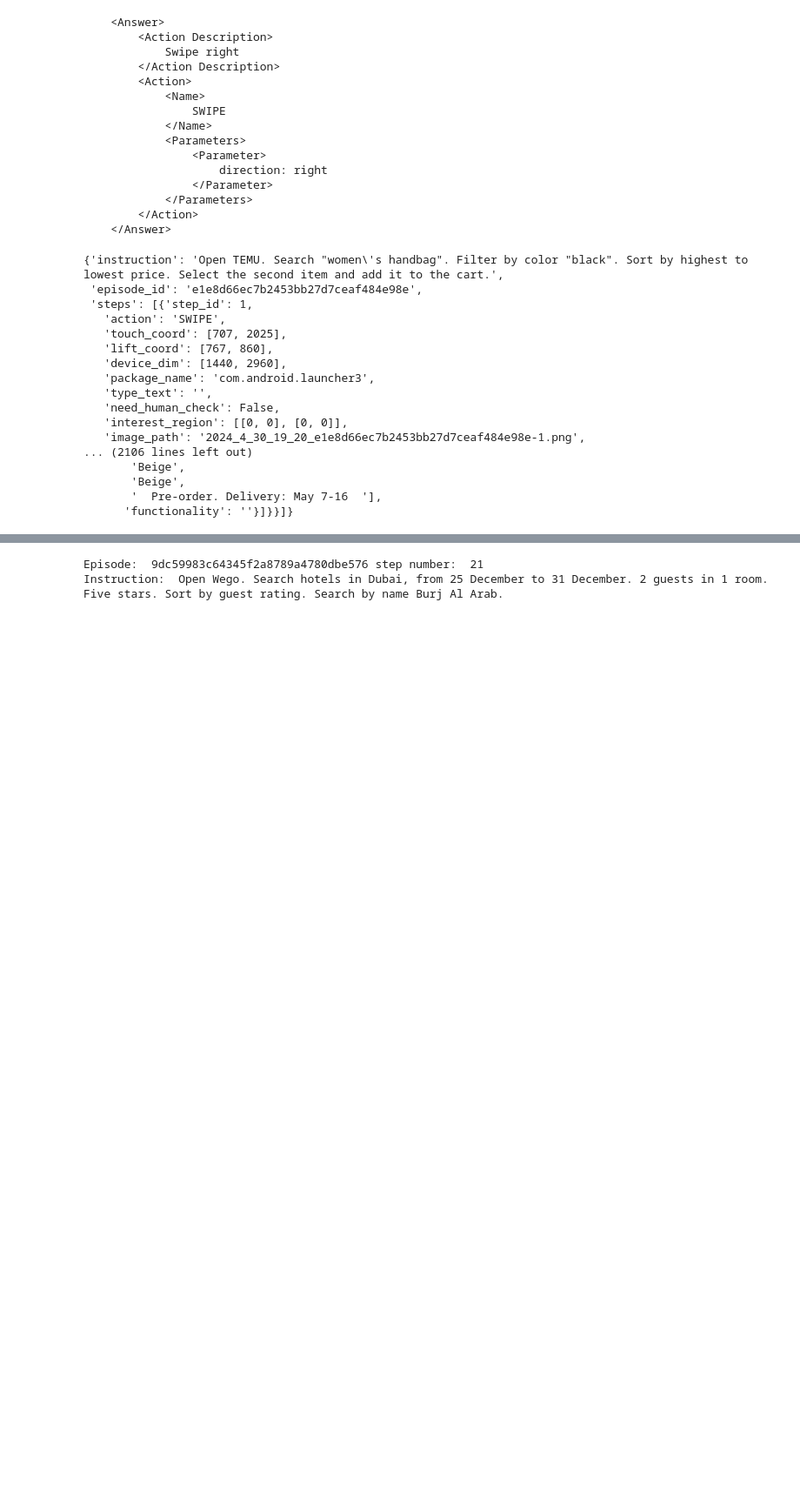
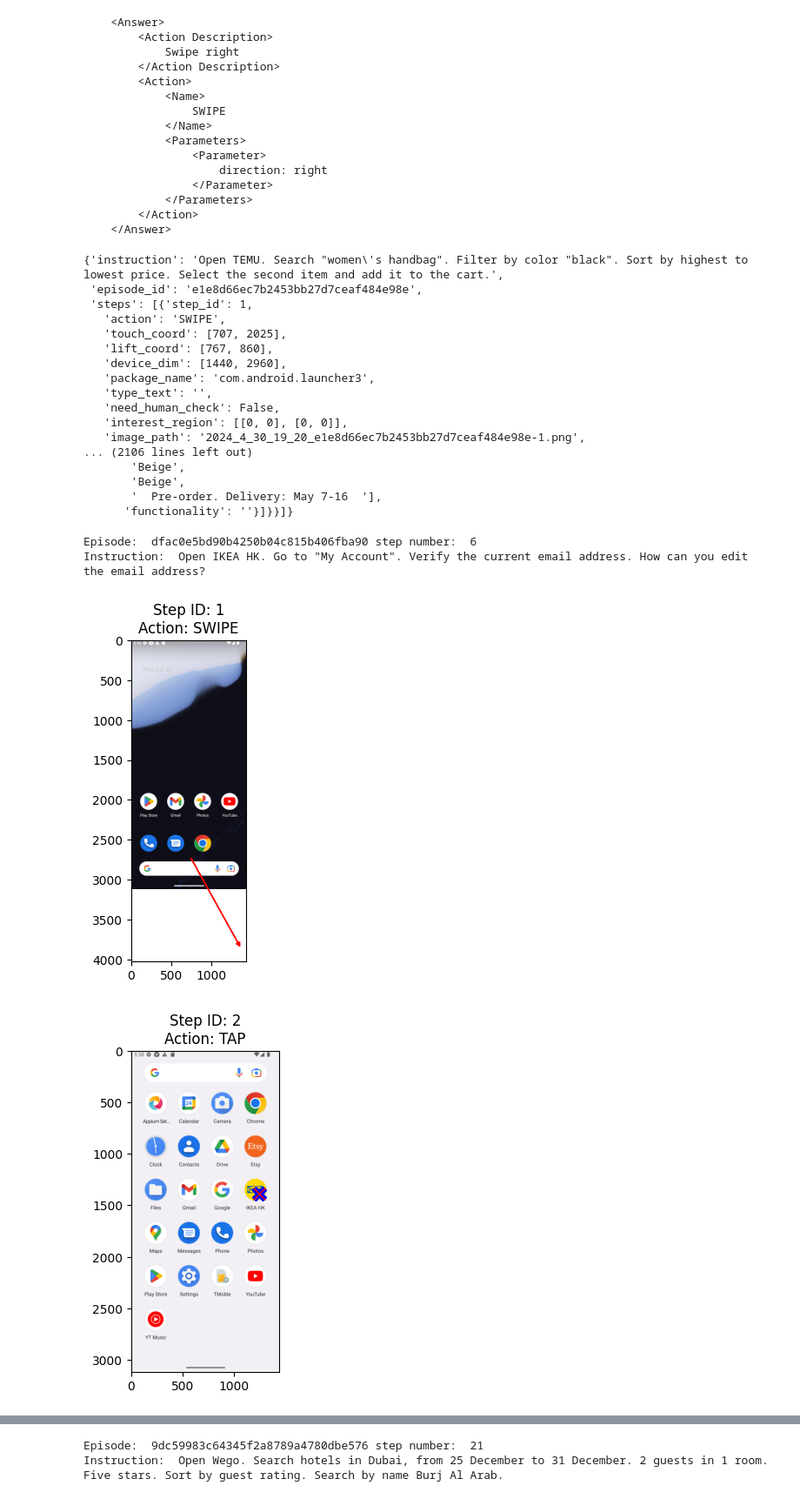
Before and after one commit to xiaolouge123/simpleRL-reason, a Jupyter notebook: data_review.ipynb, the cells around one changed output, grey strips where cells are left out. Shown at 87% size. Cells and saved outputs as stored; diff of their text form; code cells hidden in the pictures; blank space fills up the shorter version.

```diff
--- a/data_review.ipynb
+++ b/data_review.ipynb
@@ -511,3 +801,14 @@ print(gt_actions[0])
        'Beige',
        '  Pre-order. Delivery: May 7-16  '],
       'functionality': ''}]}}]}
+# %%
+eps_id = "dfac0e5bd90b4250b04c815b406fba90"
+for task in task_data:
+    if task['episode_id'] == eps_id:
+        plot_instruction_data(task)
+        break
+# %% [output]
+Episode:  dfac0e5bd90b4250b04c815b406fba90 step number:  6
+Instruction:  Open IKEA HK. Go to "My Account". Verify the current email address. How can you edit the email address?
+[figure, added]
+[figure, added]
```
Also changed, not shown: parts of 5 cells of this notebook.
